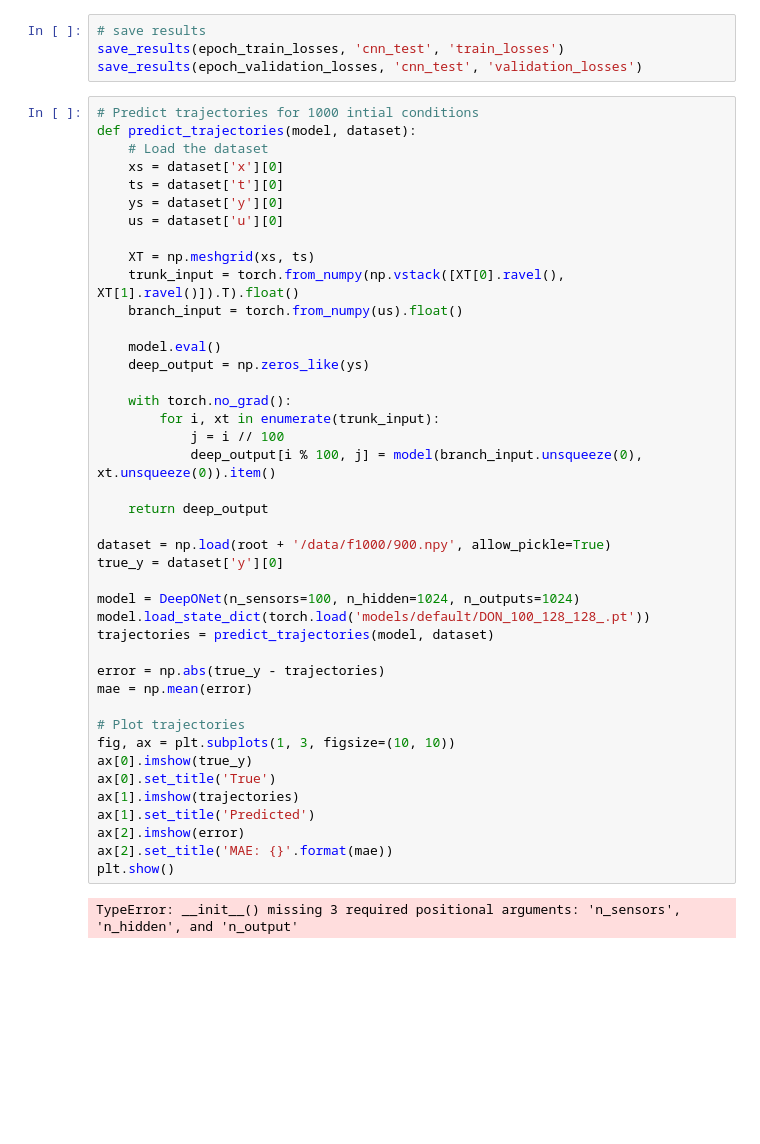
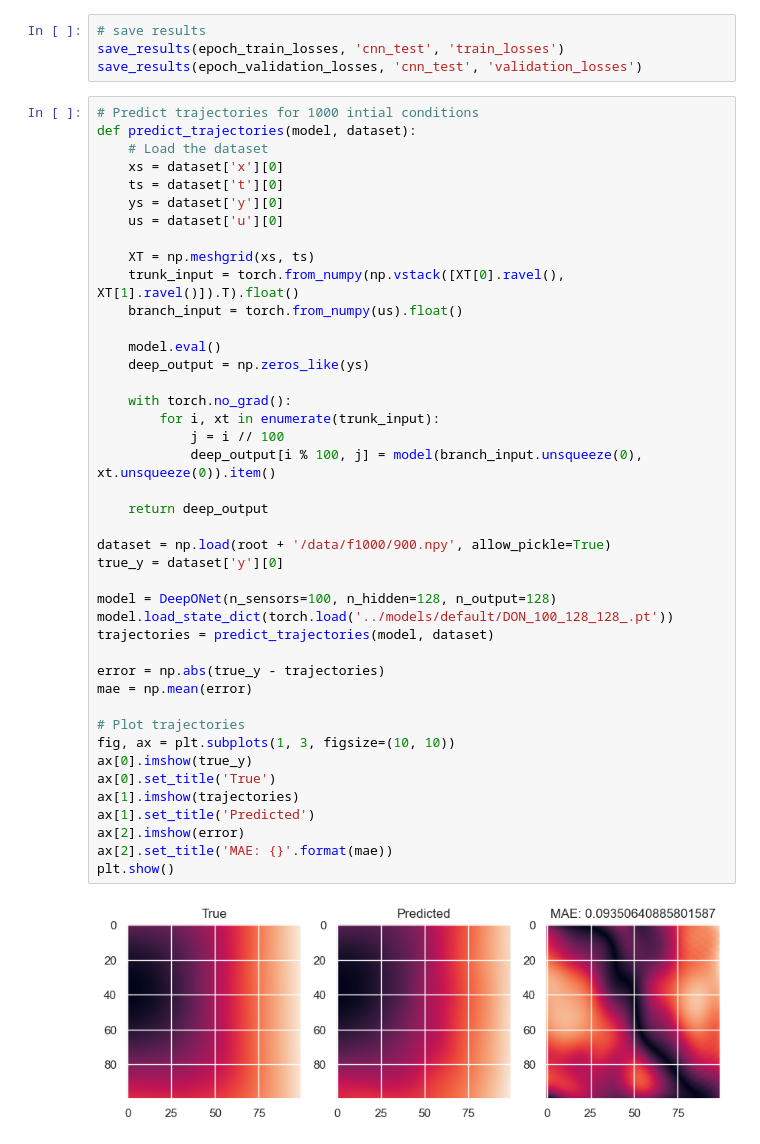
Before and after one commit to sandorfoldi/deeponet, a Jupyter notebook: notebooks/sf_model_training.ipynb, the cells around one changed output. Saved outputs shown, nothing was run; the diff lists cells and outputs as text; blank space fills up the shorter version.

```diff
--- a/notebooks/sf_model_training.ipynb
+++ b/notebooks/sf_model_training.ipynb
@@ -137,33 +137,33 @@ def predict_trajectories(model, dataset):
     branch_input = torch.from_numpy(us).float()
 
     model.eval()
     deep_output = np.zeros_like(ys)
 
     with torch.no_grad():
         for i, xt in enumerate(trunk_input):
             j = i // 100
             deep_output[i % 100, j] = model(branch_input.unsqueeze(0), xt.unsqueeze(0)).item()
 
     return deep_output
 
 dataset = np.load(root + '/data/f1000/900.npy', allow_pickle=True)
 true_y = dataset['y'][0]
 
-model = DeepONet(n_sensors=100, n_hidden=1024, n_outputs=1024)
-model.load_state_dict(torch.load('models/default/DON_100_128_128_.pt'))
+model = DeepONet(n_sensors=100, n_hidden=128, n_output=128)
+model.load_state_dict(torch.load('../models/default/DON_100_128_128_.pt'))
 trajectories = predict_trajectories(model, dataset)
 
 error = np.abs(true_y - trajectories)
 mae = np.mean(error)
 
 # Plot trajectories
 fig, ax = plt.subplots(1, 3, figsize=(10, 10))
 ax[0].imshow(true_y)
 ax[0].set_title('True')
 ax[1].imshow(trajectories)
 ax[1].set_title('Predicted')
 ax[2].imshow(error)
 ax[2].set_title('MAE: {}'.format(mae))
 plt.show()
 # %% [output]
-TypeError: __init__() missing 3 required positional arguments: 'n_sensors', 'n_hidden', and 'n_output'
+[figure, added]
```
Also changed, not shown: 9 other files.
